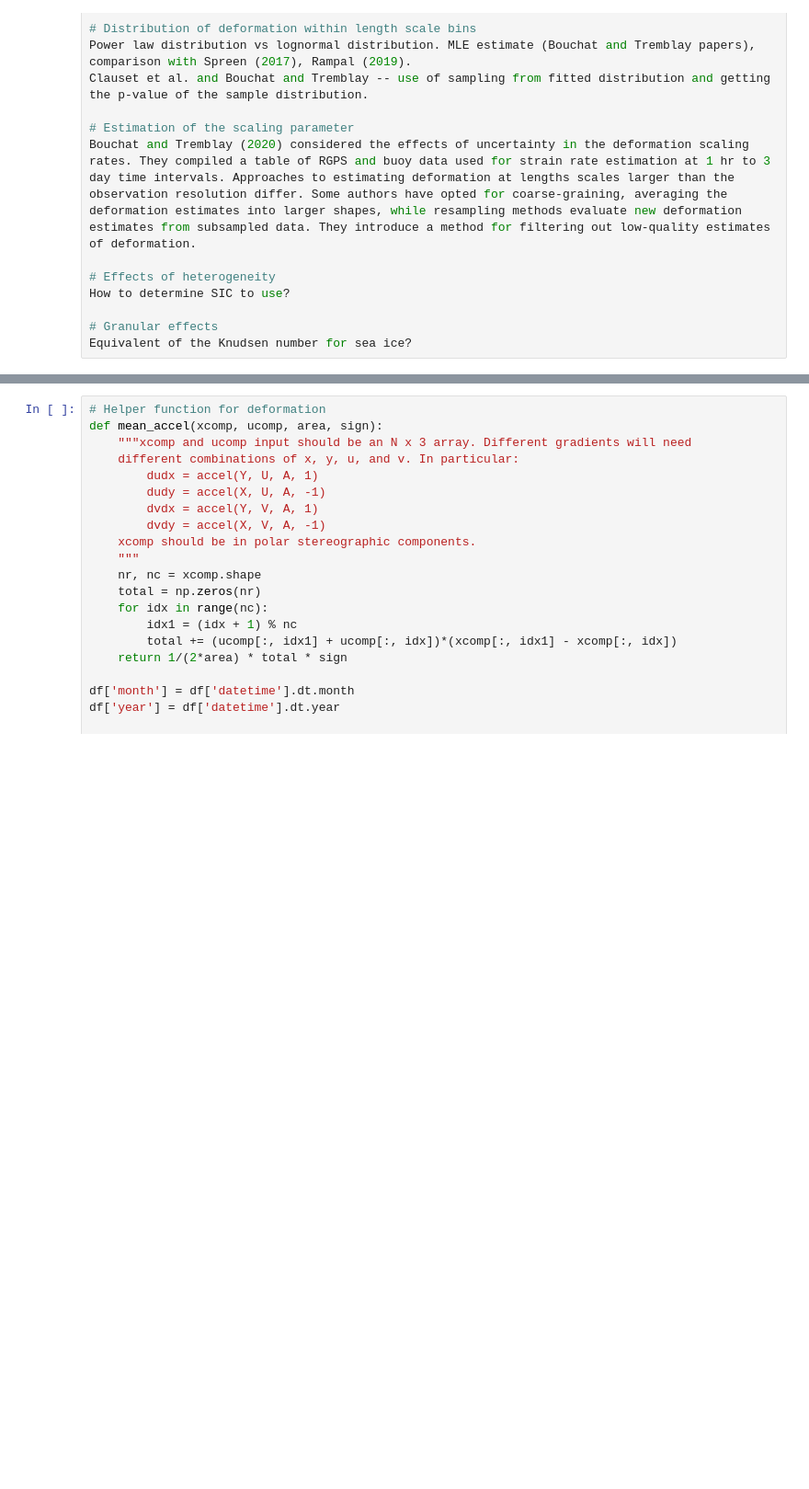
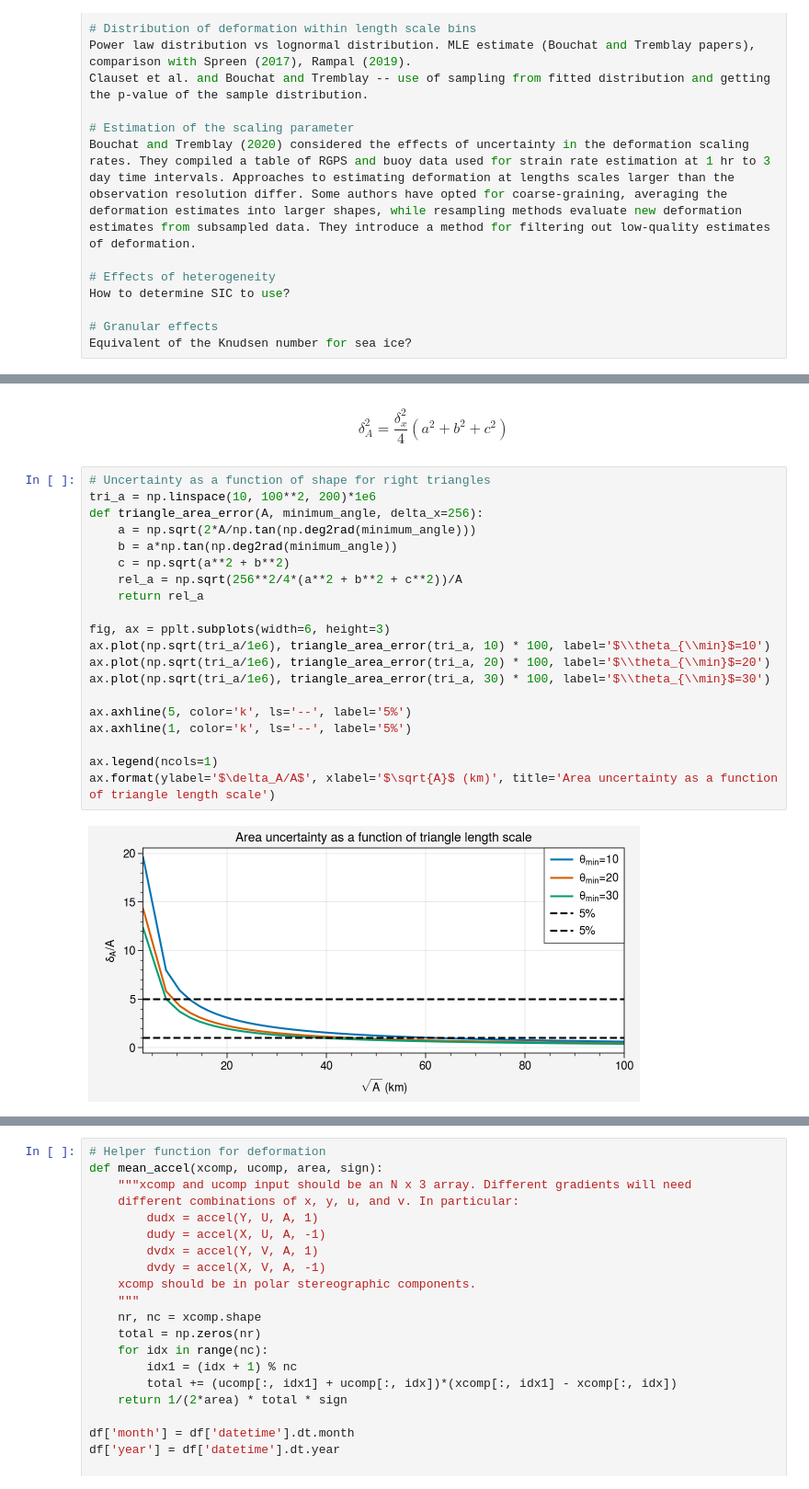
Before and after one commit to danielmwatkins/miz_scales_of_motion, a Jupyter notebook: notebooks/deformation_analysis.ipynb, the cells around one changed output, grey strips where cells are left out. Shown at 92% size. Saved outputs shown, nothing was run; the diff lists cells and outputs as text; blank space fills up the shorter version.

```diff
--- a/notebooks/deformation_analysis.ipynb
+++ b/notebooks/deformation_analysis.ipynb
@@ -643,0 +653,24 @@ To fit the paper better, I need to relate the deformation to the floe-scale ice
+# %% [markdown]
+$$\delta_A^2 = \frac{\delta_x^2}{4}(a^2 + b^2 + c^2)$$
+# %%
+# Uncertainty as a function of shape for right triangles
+tri_a = np.linspace(10, 100**2, 200)*1e6
+def triangle_area_error(A, minimum_angle, delta_x=256):
+    a = np.sqrt(2*A/np.tan(np.deg2rad(minimum_angle)))
+    b = a*np.tan(np.deg2rad(minimum_angle))
+    c = np.sqrt(a**2 + b**2)
+    rel_a = np.sqrt(256**2/4*(a**2 + b**2 + c**2))/A
+    return rel_a
+
+fig, ax = pplt.subplots(width=6, height=3)
+ax.plot(np.sqrt(tri_a/1e6), triangle_area_error(tri_a, 10) * 100, label='$\\theta_{\\min}$=10')
+ax.plot(np.sqrt(tri_a/1e6), triangle_area_error(tri_a, 20) * 100, label='$\\theta_{\\min}$=20')
+ax.plot(np.sqrt(tri_a/1e6), triangle_area_error(tri_a, 30) * 100, label='$\\theta_{\\min}$=30')
+
+ax.axhline(5, color='k', ls='--', label='5%')
+ax.axhline(1, color='k', ls='--', label='5%')
+
+ax.legend(ncols=1)
+ax.format(ylabel='$\delta_A/A$', xlabel='$\sqrt{A}$ (km)', title='Area uncertainty as a function of triangle length scale')
+# %% [output]
+[figure, new version]
```
Also changed, not shown: parts of 29 cells of this notebook, 6 other files.
